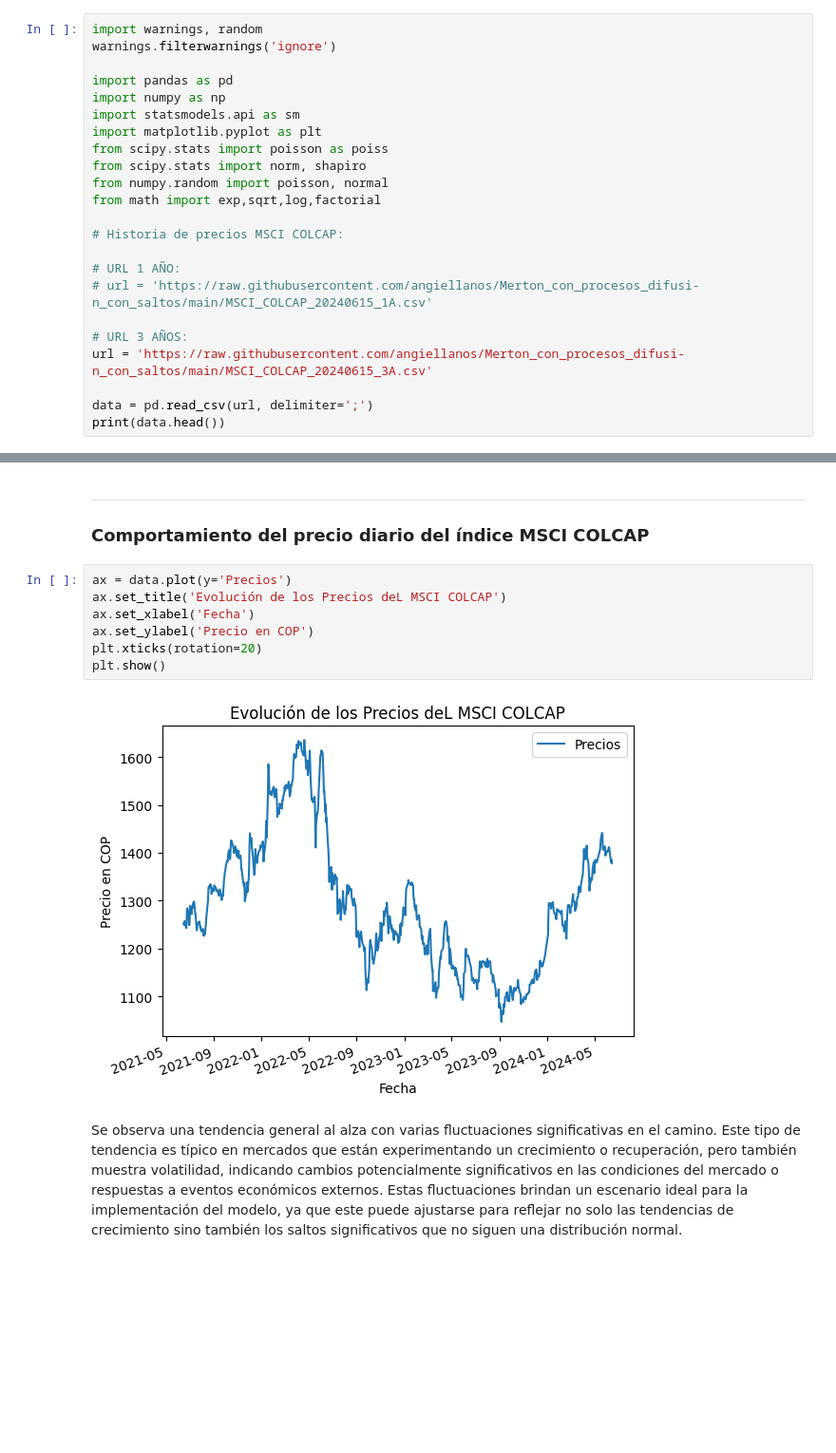
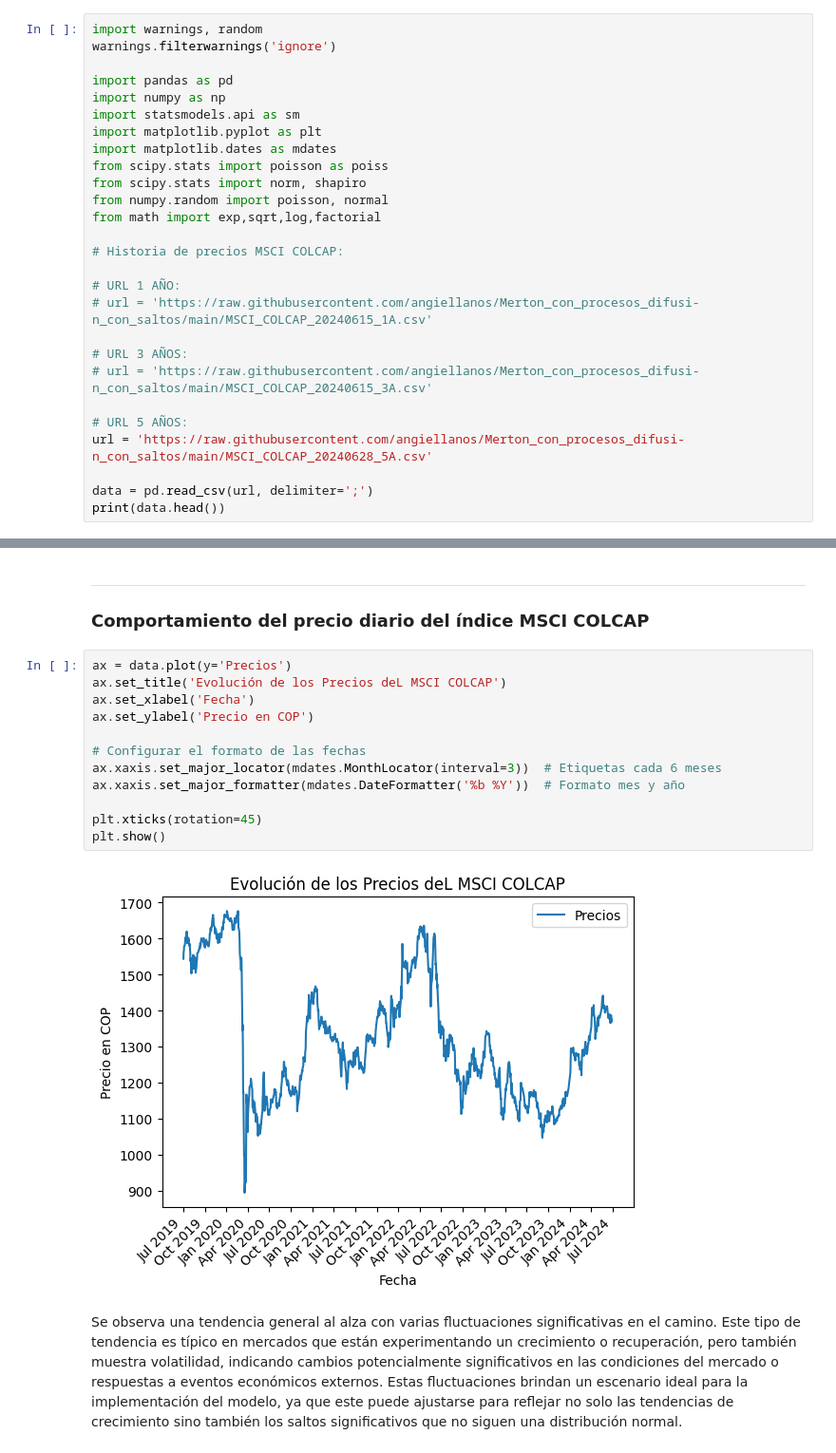
Before and after one commit to angiellanos/Merton_con_procesos_difusi-n_con_saltos, a Jupyter notebook: Modelos_de_Merton_con_saltos.ipynb, the cells around one changed output, grey strips where cells are left out. Shown at 95% size. Drawn from its saved outputs; the diff is of its cells as text; blank space fills up the shorter version.

```diff
--- a/Modelos_de_Merton_con_saltos.ipynb
+++ b/Modelos_de_Merton_con_saltos.ipynb
@@ -28,6 +28,7 @@ import pandas as pd
 import numpy as np
 import statsmodels.api as sm
 import matplotlib.pyplot as plt
+import matplotlib.dates as mdates
 from scipy.stats import poisson as poiss
 from scipy.stats import norm, shapiro
 from numpy.random import poisson, normal
@@ -39,7 +40,10 @@ from math import exp,sqrt,log,factorial
 # url = 'https://raw.githubusercontent.com/angiellanos/Merton_con_procesos_difusi-n_con_saltos/main/MSCI_COLCAP_20240615_1A.csv'
 
 # URL 3 AÑOS:
-url = 'https://raw.githubusercontent.com/angiellanos/Merton_con_procesos_difusi-n_con_saltos/main/MSCI_COLCAP_20240615_3A.csv'
+# url = 'https://raw.githubusercontent.com/angiellanos/Merton_con_procesos_difusi-n_con_saltos/main/MSCI_COLCAP_20240615_3A.csv'
+
+# URL 5 AÑOS:
+url = 'https://raw.githubusercontent.com/angiellanos/Merton_con_procesos_difusi-n_con_saltos/main/MSCI_COLCAP_20240628_5A.csv'
 
 data = pd.read_csv(url, delimiter=';')
 print(data.head())
@@ -88,12 +96,17 @@ Fecha
 # %%
 ax = data.plot(y='Precios')
 ax.set_title('Evolución de los Precios deL MSCI COLCAP')
 ax.set_xlabel('Fecha')
 ax.set_ylabel('Precio en COP')
-plt.xticks(rotation=20)
+
+# Configurar el formato de las fechas
+ax.xaxis.set_major_locator(mdates.MonthLocator(interval=3))  # Etiquetas cada 6 meses
+ax.xaxis.set_major_formatter(mdates.DateFormatter('%b %Y'))  # Formato mes y año
+
+plt.xticks(rotation=45)
 plt.show()
 # %% [output]
-[figure, old version]
+[figure, new version]
 # %% [markdown]
 Se observa una tendencia general al alza con varias fluctuaciones significativas en el camino. Este tipo de tendencia es típico en mercados que están experimentando un crecimiento o recuperación, pero también muestra volatilidad, indicando cambios potencialmente significativos en las condiciones del mercado o respuestas a eventos económicos externos. Estas fluctuaciones brindan un escenario ideal para la implementación del modelo, ya que este puede ajustarse para reflejar no solo las tendencias de crecimiento sino también los saltos significativos que no siguen una distribución normal.
 # %% [markdown]
```
Also changed, not shown: parts of 20 cells of this notebook.
